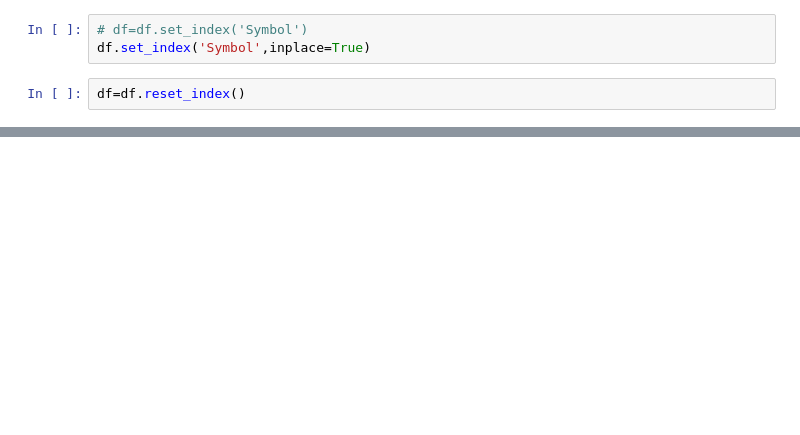
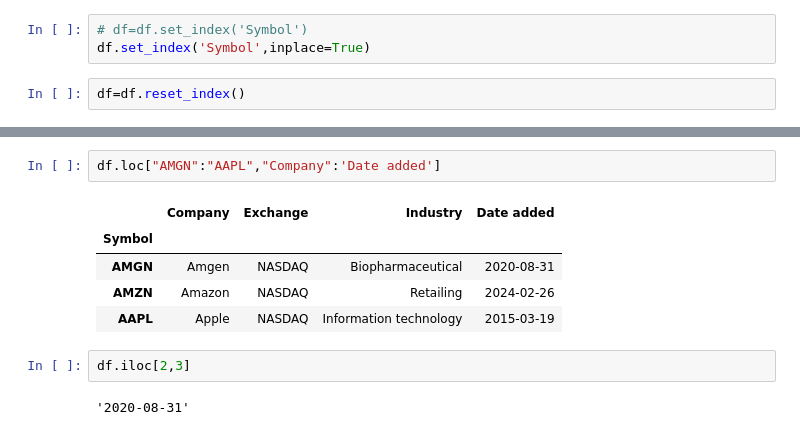
Before and after one commit to sunilsala88/batch32, a Jupyter notebook: 11_data_analysis/pandas2.ipynb, the cells around one changed output, grey strips where cells are left out. Cells and saved outputs as stored; diff of their text form; blank space fills up the shorter version.

```diff
--- a/11_data_analysis/pandas2.ipynb
+++ b/11_data_analysis/pandas2.ipynb
@@ -53,0 +60,12 @@ df.loc[2,'Date added']
+# %%
+df.loc["AMGN":"AAPL","Company":'Date added']
+# %% [output]
+|  | Company | Exchange | Industry | Date added |
+| Symbol |  |  |  |  |
+| AMGN | Amgen | NASDAQ | Biopharmaceutical | 2020-08-31 |
+| AMZN | Amazon | NASDAQ | Retailing | 2024-02-26 |
+| AAPL | Apple | NASDAQ | Information technology | 2015-03-19 |
+# %%
+df.iloc[2,3]
+# %% [output]
+'2020-08-31'
```
Also changed, not shown: parts of 4 cells of this notebook, 1 other file.
